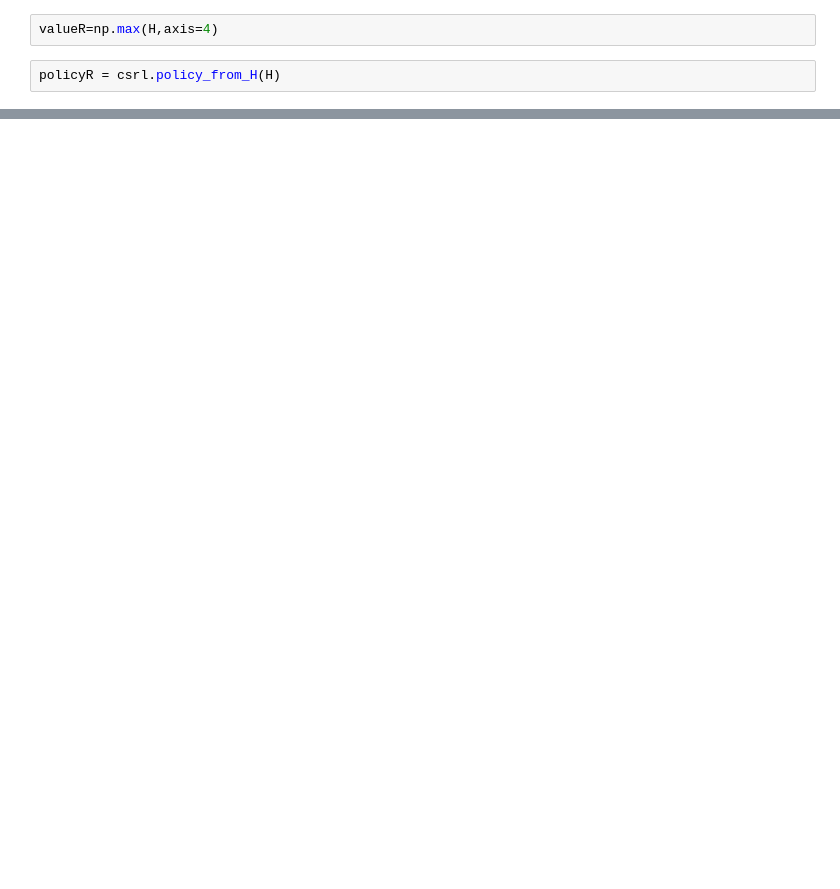
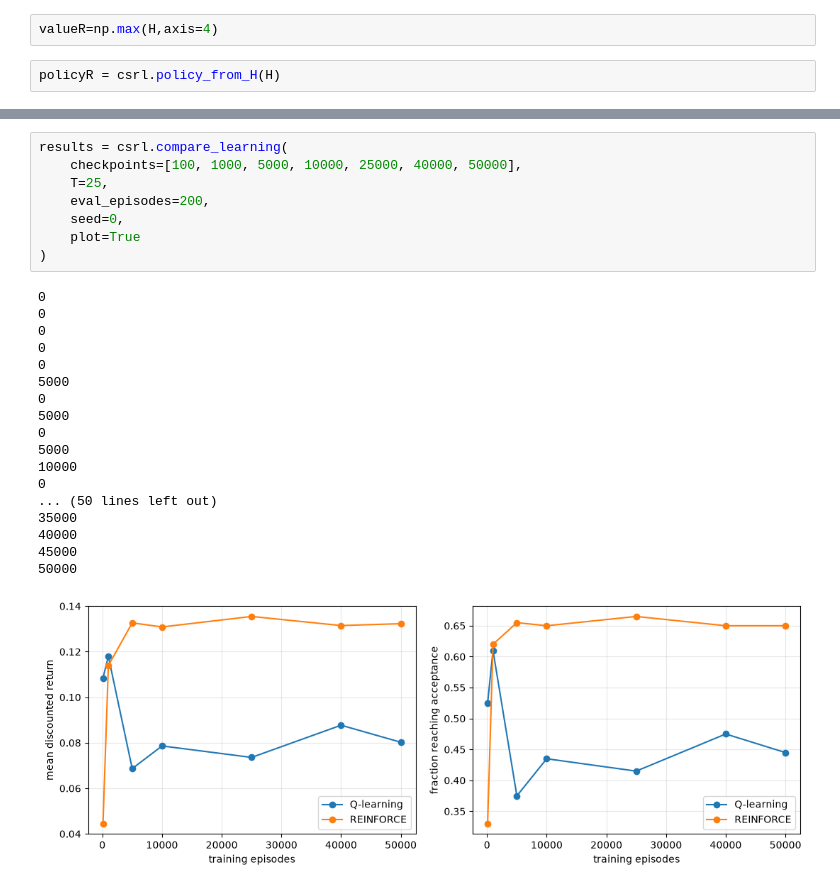
Before and after one commit to connorbrooks18/RL_With_LTL_Constraints, a Jupyter notebook: safe absorbing states.ipynb, the cells around one changed output, grey strips where cells are left out. Drawn from its saved outputs; the diff is of its cells as text; blank space fills up the shorter version.

```diff
--- a/safe absorbing states.ipynb
+++ b/safe absorbing states.ipynb
@@ -316,0 +301,27 @@ csrl.plot(value=valueR, policy=policyR, iq=(0, 0))   # only plot policy[0,0]
+# %%
+results = csrl.compare_learning(
+    checkpoints=[100, 1000, 5000, 10000, 25000, 40000, 50000],
+    T=25,
+    eval_episodes=200,
+    seed=0,
+    plot=True
+)
+# %% [output]
+0
+0
+0
+0
+0
+5000
+0
+5000
+0
+5000
+10000
+0
+... (50 lines left out)
+35000
+40000
+45000
+50000
+[figure, added]
```
Also changed, not shown: parts of 8 cells of this notebook, 1 other file.
